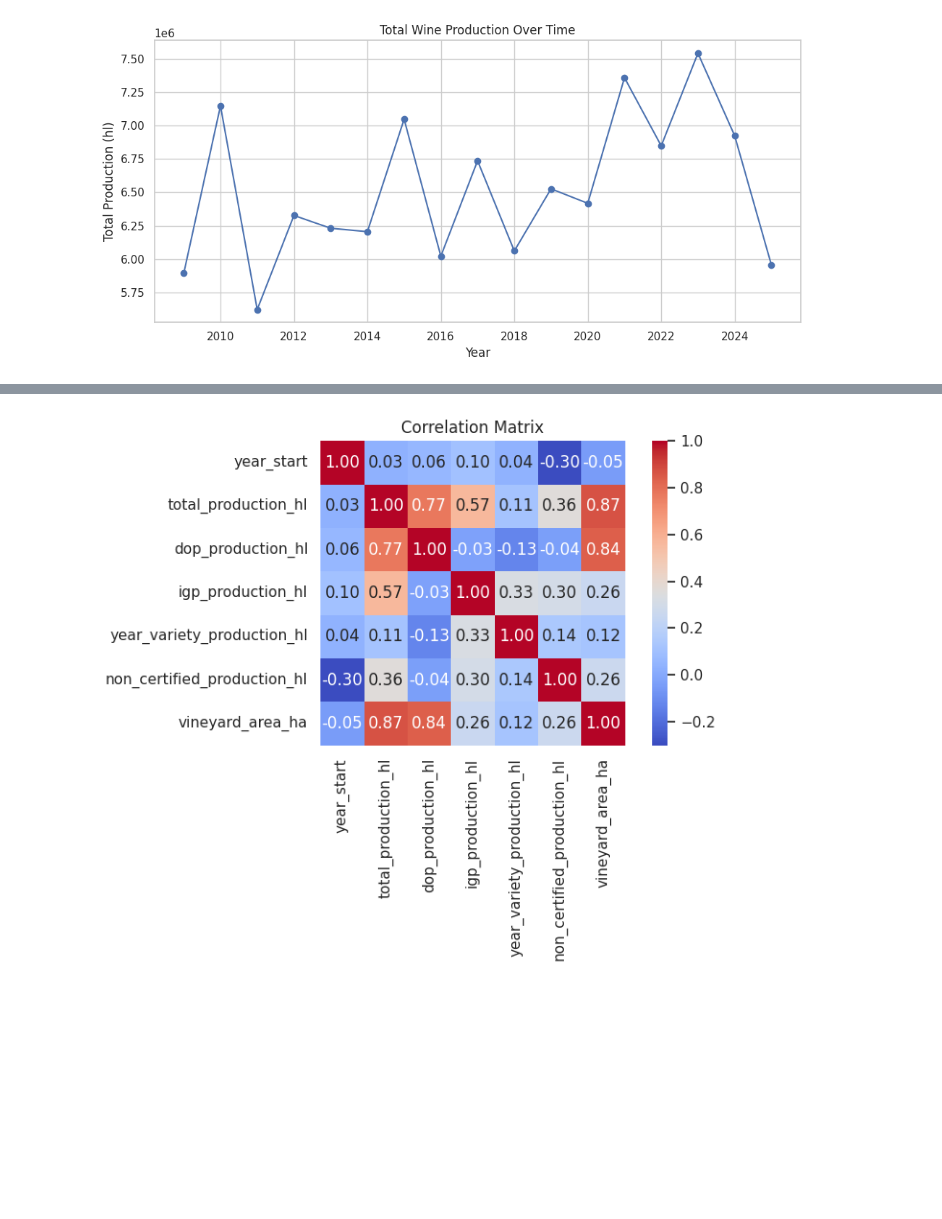
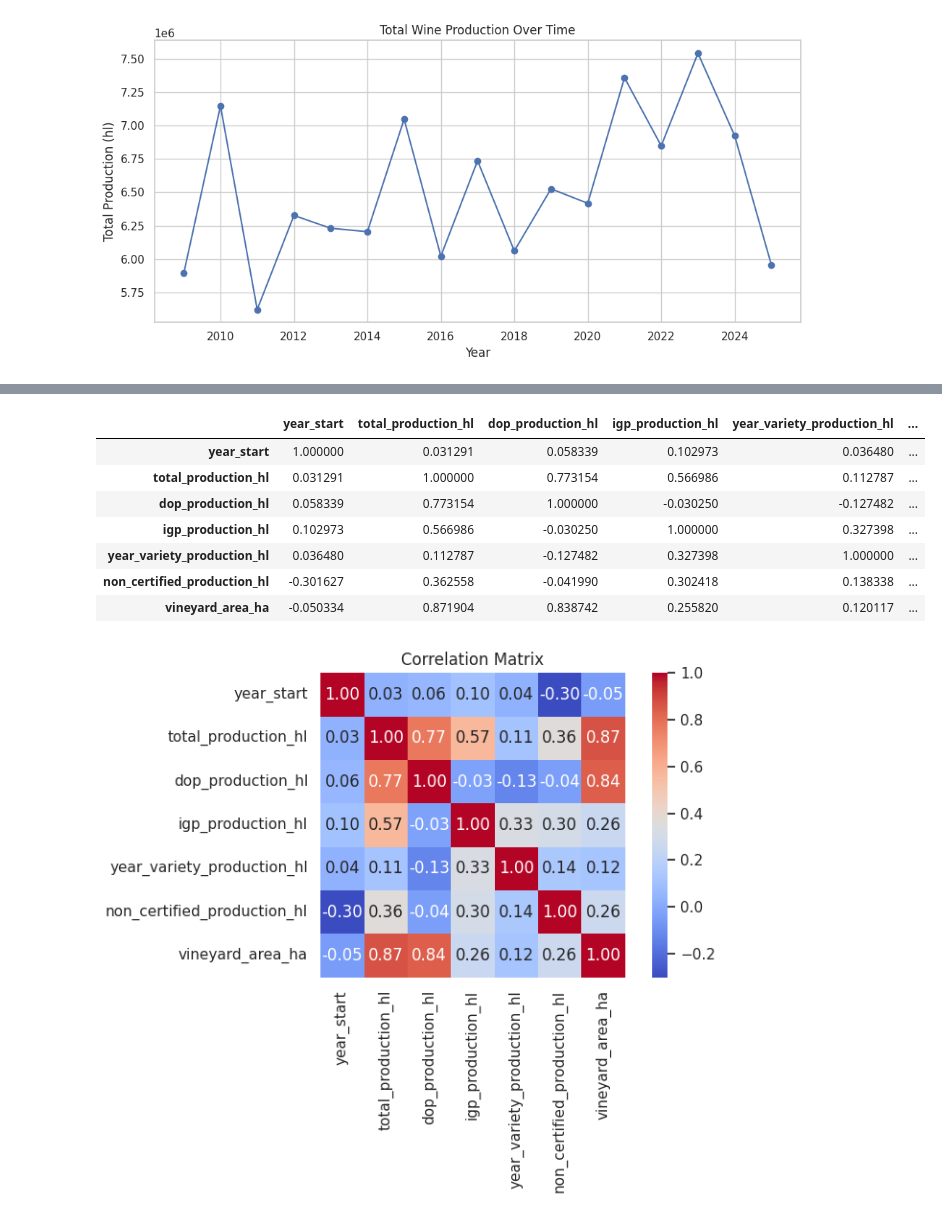
Before and after one commit to oxedanda/pml_final_project, a Jupyter notebook: notebooks/01_exploratory_data_analysis.ipynb, the cells around one changed output, grey strips where cells are left out. Drawn from its saved outputs; the diff is of its cells as text; code cells hidden in the pictures; blank space fills up the shorter version.

```diff
--- a/notebooks/01_exploratory_data_analysis.ipynb
+++ b/notebooks/01_exploratory_data_analysis.ipynb
@@ -11,6 +11,10 @@ from pathlib import Path
 FIGURES_DIR = Path("outputs/figures")
 FIGURES_DIR.mkdir(parents=True, exist_ok=True)
 
+TABLES_DIR = Path("outputs/tables")
+TABLES_DIR.mkdir(parents=True, exist_ok=True)
+
 print("Figures will be saved to:", FIGURES_DIR)
+print("Tables will be saved to:", TABLES_DIR)
 # %% [output]
 Figures will be saved to: outputs/figures
@@ -289,15 +384,41 @@ plt.show()
 # %%
 # Correlation among numeric variables
+
 numeric_cols = df.select_dtypes(include=["number"]).columns
 corr = df[numeric_cols].corr()
 
+# Show matrix
+display(corr)
+
+# Save table for report
+corr.to_csv(
+    TABLES_DIR / "correlation_matrix.csv"
+)
+
+# Heatmap visualization
 plt.figure(figsize=(8, 6))
 sns.heatmap(corr, annot=True, cmap="coolwarm", fmt=".2f", square=True)
+
 plt.title("Correlation Matrix")
+
 plt.tight_layout()
-plt.savefig(FIGURES_DIR / "correlation_matrix.png", dpi=300, bbox_inches="tight")
+
+plt.savefig(
+    FIGURES_DIR / "correlation_matrix.png",
+    dpi=300,
+    bbox_inches="tight"
+)
+
 plt.show()
 # %% [output]
+|  | year_start | total_production_hl | dop_production_hl | igp_production_hl | year_variety_production_hl | ... |
+| year_start | 1.000000 | 0.031291 | 0.058339 | 0.102973 | 0.036480 | ... |
+| total_production_hl | 0.031291 | 1.000000 | 0.773154 | 0.566986 | 0.112787 | ... |
+| dop_production_hl | 0.058339 | 0.773154 | 1.000000 | -0.030250 | -0.127482 | ... |
+| igp_production_hl | 0.102973 | 0.566986 | -0.030250 | 1.000000 | 0.327398 | ... |
+| year_variety_production_hl | 0.036480 | 0.112787 | -0.127482 | 0.327398 | 1.000000 | ... |
+| non_certified_production_hl | -0.301627 | 0.362558 | -0.041990 | 0.302418 | 0.138338 | ... |
+| vineyard_area_ha | -0.050334 | 0.871904 | 0.838742 | 0.255820 | 0.120117 | ... |
 [figure]
 # %% [markdown]
 Key Observations
```
Also changed, not shown: parts of 8 cells of this notebook.
